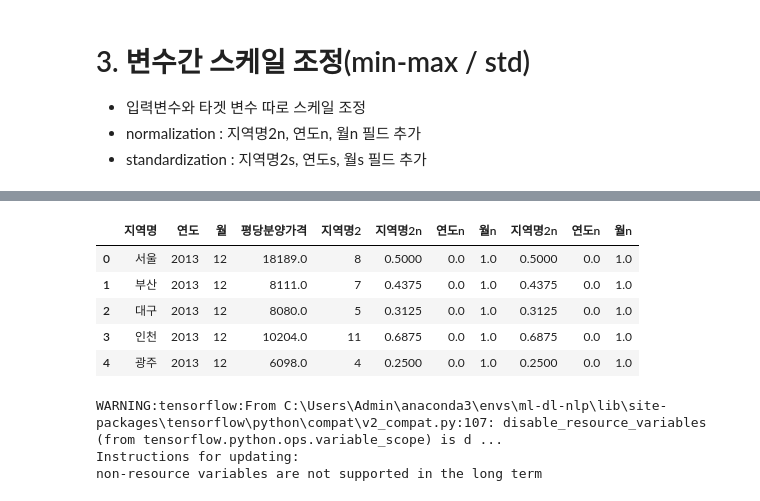
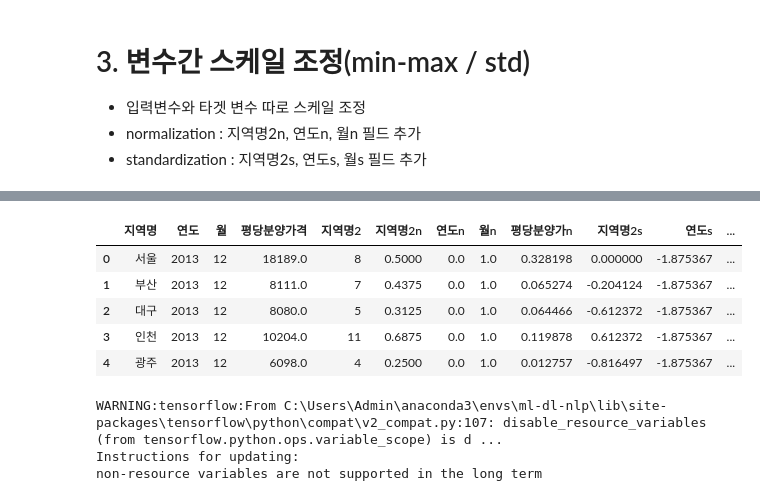
Before and after one commit to jsa3338/AI-X, a Jupyter notebook: source/05_DeepLearning/연습문제(라벨인코딩, 스케일조정).ipynb, the cells around one changed output, grey strips where cells are left out. Saved outputs shown, nothing was run; the diff lists cells and outputs as text; code cells hidden in the pictures.

```diff
--- a/source/05_DeepLearning/연습문제(라벨인코딩, 스케일조정).ipynb
+++ b/source/05_DeepLearning/연습문제(라벨인코딩, 스케일조정).ipynb
@@ -71,7 +75,11 @@ scaler_y = MinMaxScaler()
 scaled_X_data = scaler_X.fit_transform(X_data)
 scaled_y_data = scaler_y.fit_transform(y_data)
 # %%
-df_n = pd.DataFrame({'지역명2n' : [x[0] for x in scaled_X_data],
-                    '연도n' : [x[1] for x in scaled_X_data],
-                    '월n' : [x[2] for x in scaled_X_data] })
-df_n.head()
+# df_n = pd.DataFrame({'지역명2n' : [x[0] for x in scaled_X_data],
+#                     '연도n' : [x[1] for x in scaled_X_data],
+#                     '월n' : [x[2] for x in scaled_X_data],
+#                     '평당분양가n' : [y[0] for y in scaled_y_data]})
+# df_n.head()
+
+df[['지역명2n', '연도n', '월n']] = scaled_X_data
+df[['평당분양가n']] = scaled_y_data
@@ -85,13 +86,15 @@ df_n.head()
+# %%
+df.drop('평당분양가격n', axis=1, inplace=True)
 # %%
-df = pd.concat([df, df_n], axis=1)
+# df = pd.concat([df, df_n], axis=1)
 df.head()
 # %% [output]
-|  | 지역명 | 연도 | 월 | 평당분양가격 | 지역명2 | 지역명2n | 연도n | 월n | 지역명2n | 연도n | 월n |
-| 0 | 서울 | 2013 | 12 | 18189.0 | 8 | 0.5000 | 0.0 | 1.0 | 0.5000 | 0.0 | 1.0 |
-| 1 | 부산 | 2013 | 12 | 8111.0 | 7 | 0.4375 | 0.0 | 1.0 | 0.4375 | 0.0 | 1.0 |
-| 2 | 대구 | 2013 | 12 | 8080.0 | 5 | 0.3125 | 0.0 | 1.0 | 0.3125 | 0.0 | 1.0 |
-| 3 | 인천 | 2013 | 12 | 10204.0 | 11 | 0.6875 | 0.0 | 1.0 | 0.6875 | 0.0 | 1.0 |
-| 4 | 광주 | 2013 | 12 | 6098.0 | 4 | 0.2500 | 0.0 | 1.0 | 0.2500 | 0.0 | 1.0 |
+|  | 지역명 | 연도 | 월 | 평당분양가격 | 지역명2 | 지역명2n | 연도n | 월n | 평당분양가n | 지역명2s | 연도s | ... |
+| 0 | 서울 | 2013 | 12 | 18189.0 | 8 | 0.5000 | 0.0 | 1.0 | 0.328198 | 0.000000 | -1.875367 | ... |
+| 1 | 부산 | 2013 | 12 | 8111.0 | 7 | 0.4375 | 0.0 | 1.0 | 0.065274 | -0.204124 | -1.875367 | ... |
+| 2 | 대구 | 2013 | 12 | 8080.0 | 5 | 0.3125 | 0.0 | 1.0 | 0.064466 | -0.612372 | -1.875367 | ... |
+| 3 | 인천 | 2013 | 12 | 10204.0 | 11 | 0.6875 | 0.0 | 1.0 | 0.119878 | 0.612372 | -1.875367 | ... |
+| 4 | 광주 | 2013 | 12 | 6098.0 | 4 | 0.2500 | 0.0 | 1.0 | 0.012757 | -0.816497 | -1.875367 | ... |
 # %%
 import tensorflow.compat.v1 as tf
 tf.disable_v2_behavior()
```
Also changed, not shown: parts of 18 cells of this notebook, 23 other files.
